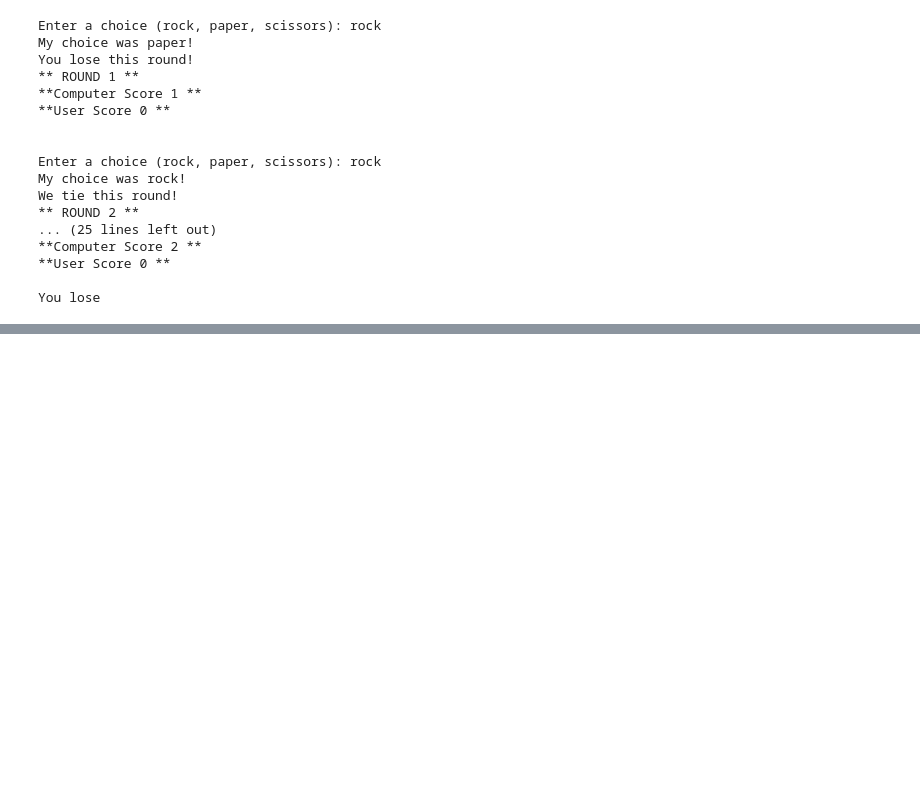
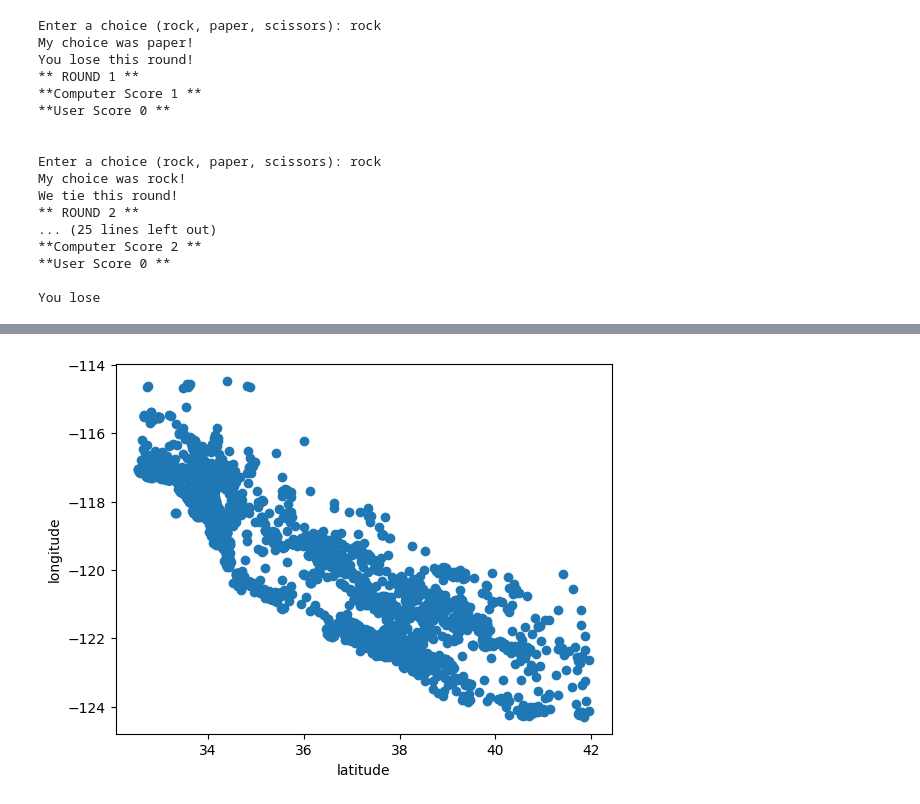
Before and after one commit to fabiocf12/MPA-MLF-exercises, a Jupyter notebook: lab1.ipynb, the cells around one changed output, grey strips where cells are left out. Saved outputs shown, nothing was run; the diff lists cells and outputs as text; code cells hidden in the pictures; blank space fills up the shorter version.

```diff
--- a/lab1.ipynb
+++ b/lab1.ipynb
@@ -134,0 +388,12 @@ You lose
+# %%
+import matplotlib.pyplot as plt
+
+xpoints = filtered_df["latitude"]
+ypoints = filtered_df["longitude"]
+
+plt.scatter(xpoints, ypoints)
+plt.xlabel("latitude")
+plt.ylabel("longitude")
+plt.show()
+# %% [output]
+[figure, added]
```
Also changed, not shown: parts of 11 cells of this notebook.
